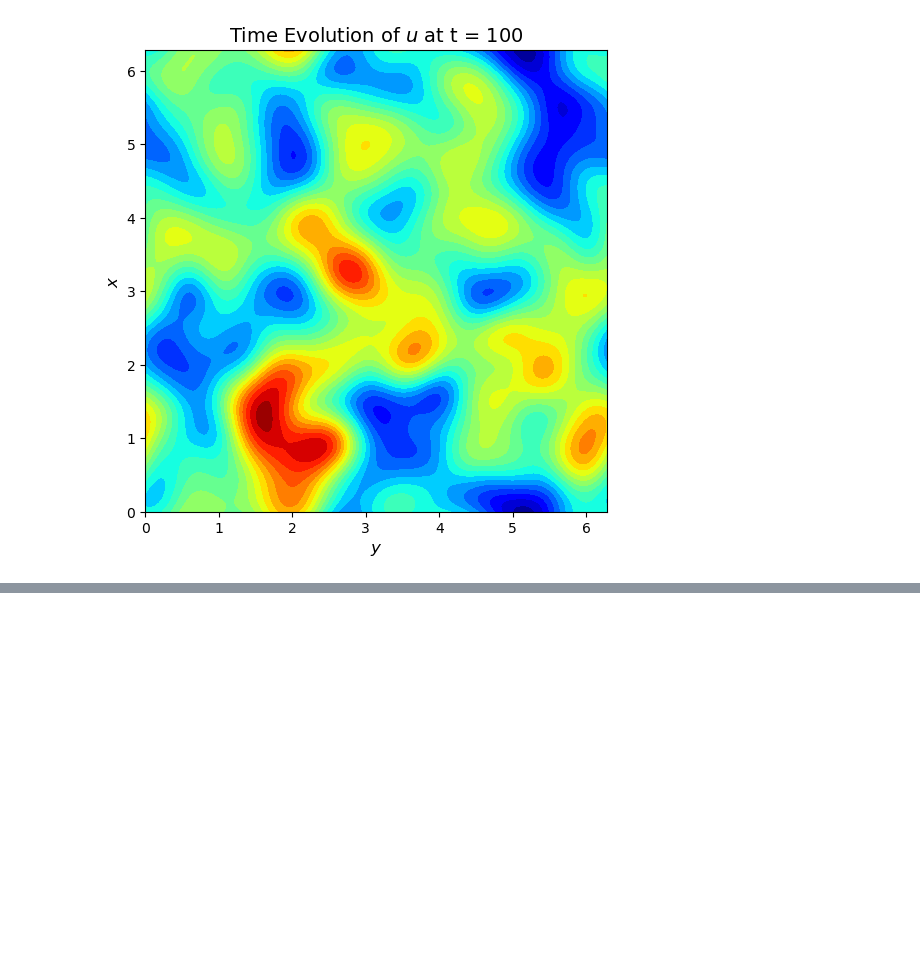
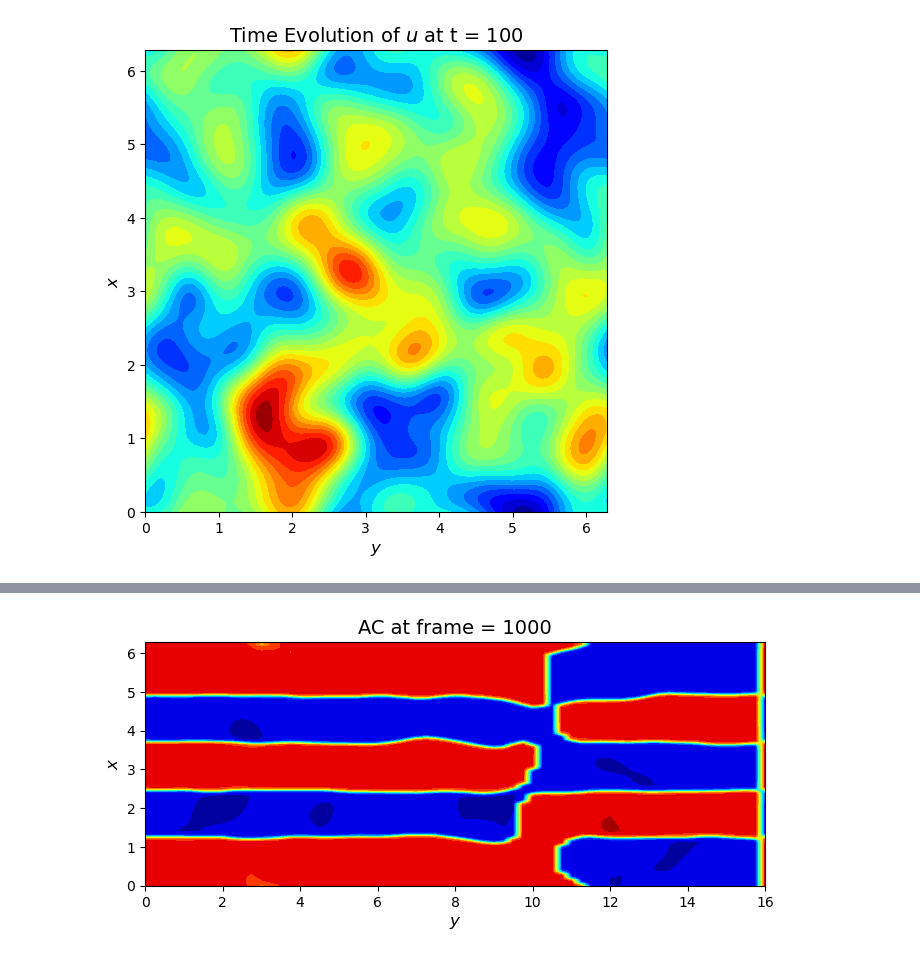
Before and after one commit to cgymmy/learnSDE, a Jupyter notebook: Chp10.ipynb, the cells around one changed output, grey strips where cells are left out. Saved outputs shown, nothing was run; the diff lists cells and outputs as text; code cells hidden in the pictures; blank space fills up the shorter version.

```diff
--- a/Chp10.ipynb
+++ b/Chp10.ipynb
@@ -158,0 +342,22 @@ plt.show()
+# %%
+fig, ax = plt.subplots(figsize=(8, 6))
+contour = ax.contourf(yy, xx, ut[:, :, 0], 20, cmap='jet')
+ax.set_xlabel(r'$y$', fontsize=12)
+ax.set_ylabel(r'$x$', fontsize=12)
+ax.set_title('AC at frame = 0', fontsize=14)
+ax.set_aspect('equal')
+
+def update(frame):
+    ax.clear()
+    contour = ax.contourf(yy, xx, ut[:, :, frame], 20, cmap='jet')
+    ax.set_xlabel(r'$y$', fontsize=12)
+    ax.set_ylabel(r'$x$', fontsize=12)
+    ax.set_title(f'AC at frame = {frame}', fontsize=14)
+    ax.set_aspect('equal')
+    return contour
+
+ani = FuncAnimation(fig, update, frames= 1001, interval=1000*T / N, blit=False)
+ani.save('evolution.gif', writer=PillowWriter(fps=10))
+plt.show()
+# %% [output]
+[figure, added]
```
Also changed, not shown: parts of 12 cells of this notebook, 4 other files.
